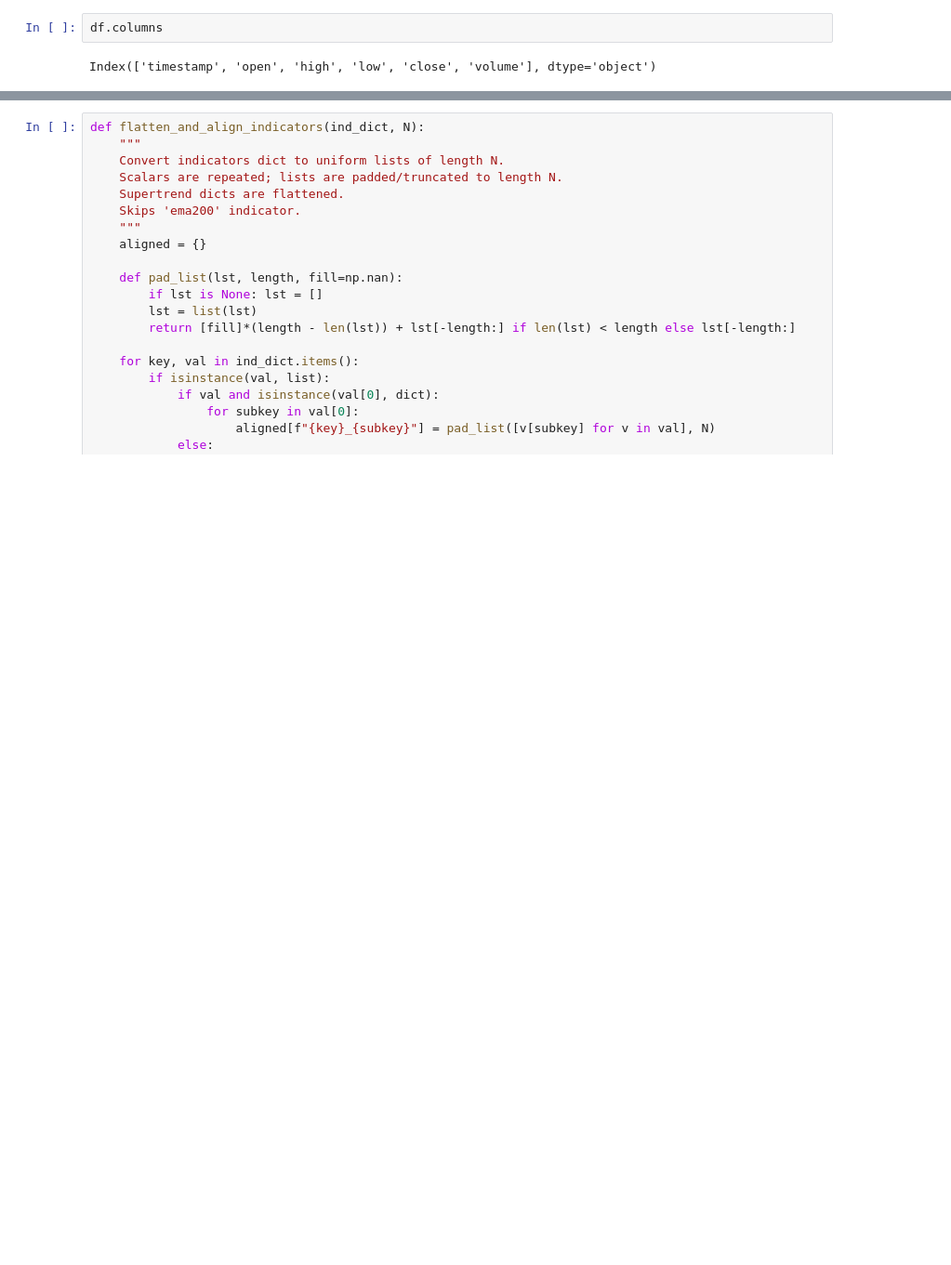
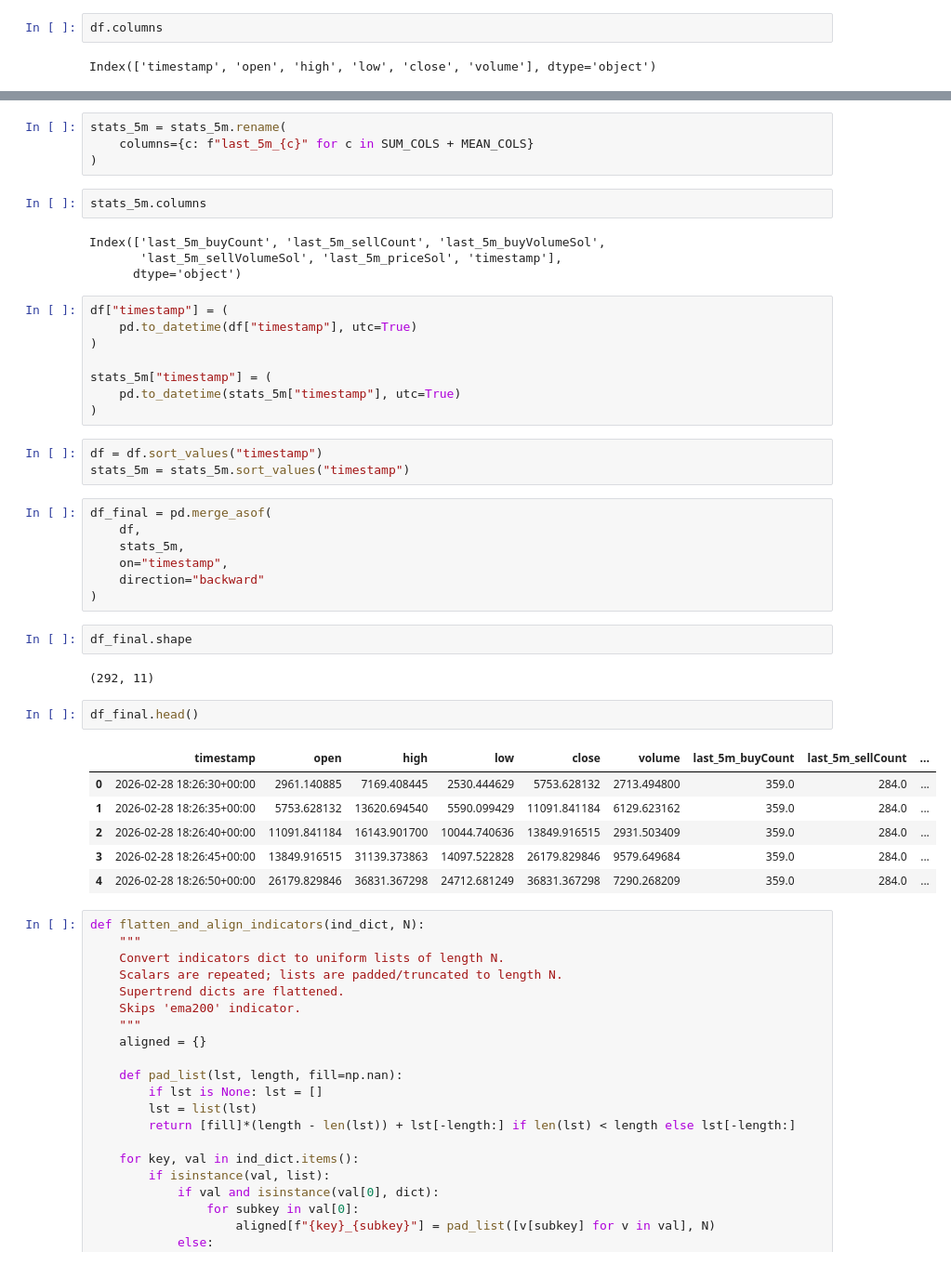
Before and after one commit to Vamshi1207/Crypto-analysis, a Jupyter notebook: python_server/Dataset_prep.ipynb, the cells around one changed output, grey strips where cells are left out. Shown at 93% size. Drawn from its saved outputs; the diff is of its cells as text; blank space fills up the shorter version.

```diff
--- a/python_server/Dataset_prep.ipynb
+++ b/python_server/Dataset_prep.ipynb
@@ -71,3 +88,44 @@ stats.head()
+# %%
+stats_5m = stats_5m.rename(
+    columns={c: f"last_5m_{c}" for c in SUM_COLS + MEAN_COLS}
+)
+# %%
+stats_5m.columns
+# %% [output]
+Index(['last_5m_buyCount', 'last_5m_sellCount', 'last_5m_buyVolumeSol',
+       'last_5m_sellVolumeSol', 'last_5m_priceSol', 'timestamp'],
+      dtype='object')
+# %%
+df["timestamp"] = (
+    pd.to_datetime(df["timestamp"], utc=True)
+)
+
+stats_5m["timestamp"] = (
+    pd.to_datetime(stats_5m["timestamp"], utc=True)
+)
+# %%
+df = df.sort_values("timestamp")
+stats_5m = stats_5m.sort_values("timestamp")
+# %%
+df_final = pd.merge_asof(
+    df,
+    stats_5m,
+    on="timestamp",
+    direction="backward"
+)
+# %%
+df_final.shape
+# %% [output]
+(292, 11)
+# %%
+df_final.head()
+# %% [output]
+|  | timestamp | open | high | low | close | volume | last_5m_buyCount | last_5m_sellCount | ... |
+| 0 | 2026-02-28 18:26:30+00:00 | 2961.140885 | 7169.408445 | 2530.444629 | 5753.628132 | 2713.494800 | 359.0 | 284.0 | ... |
+| 1 | 2026-02-28 18:26:35+00:00 | 5753.628132 | 13620.694540 | 5590.099429 | 11091.841184 | 6129.623162 | 359.0 | 284.0 | ... |
+| 2 | 2026-02-28 18:26:40+00:00 | 11091.841184 | 16143.901700 | 10044.740636 | 13849.916515 | 2931.503409 | 359.0 | 284.0 | ... |
+| 3 | 2026-02-28 18:26:45+00:00 | 13849.916515 | 31139.373863 | 14097.522828 | 26179.829846 | 9579.649684 | 359.0 | 284.0 | ... |
+| 4 | 2026-02-28 18:26:50+00:00 | 26179.829846 | 36831.367298 | 24712.681249 | 36831.367298 | 7290.268209 | 359.0 | 284.0 | ... |
 # %%
 def flatten_and_align_indicators(ind_dict, N):
     """
```
Also changed, not shown: parts of 13 cells of this notebook.
